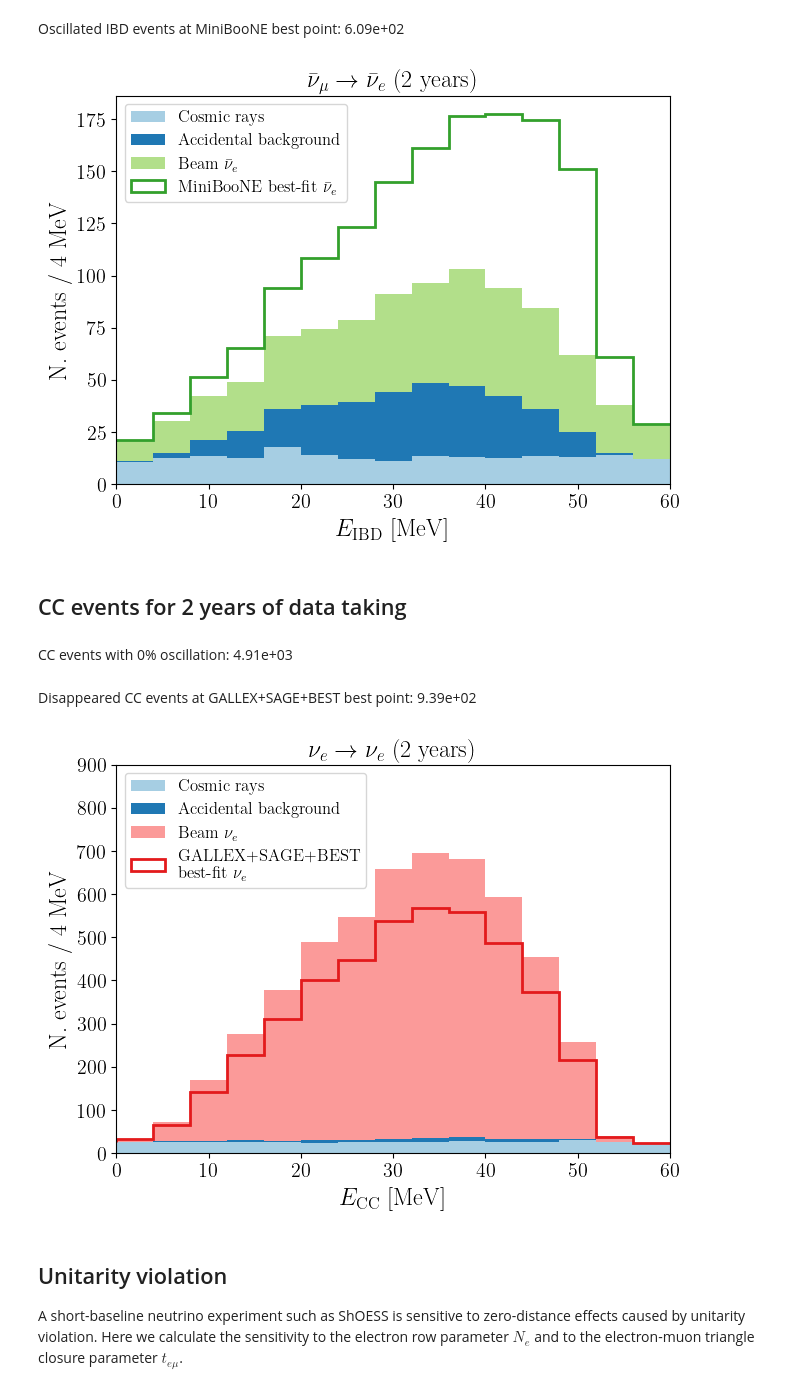
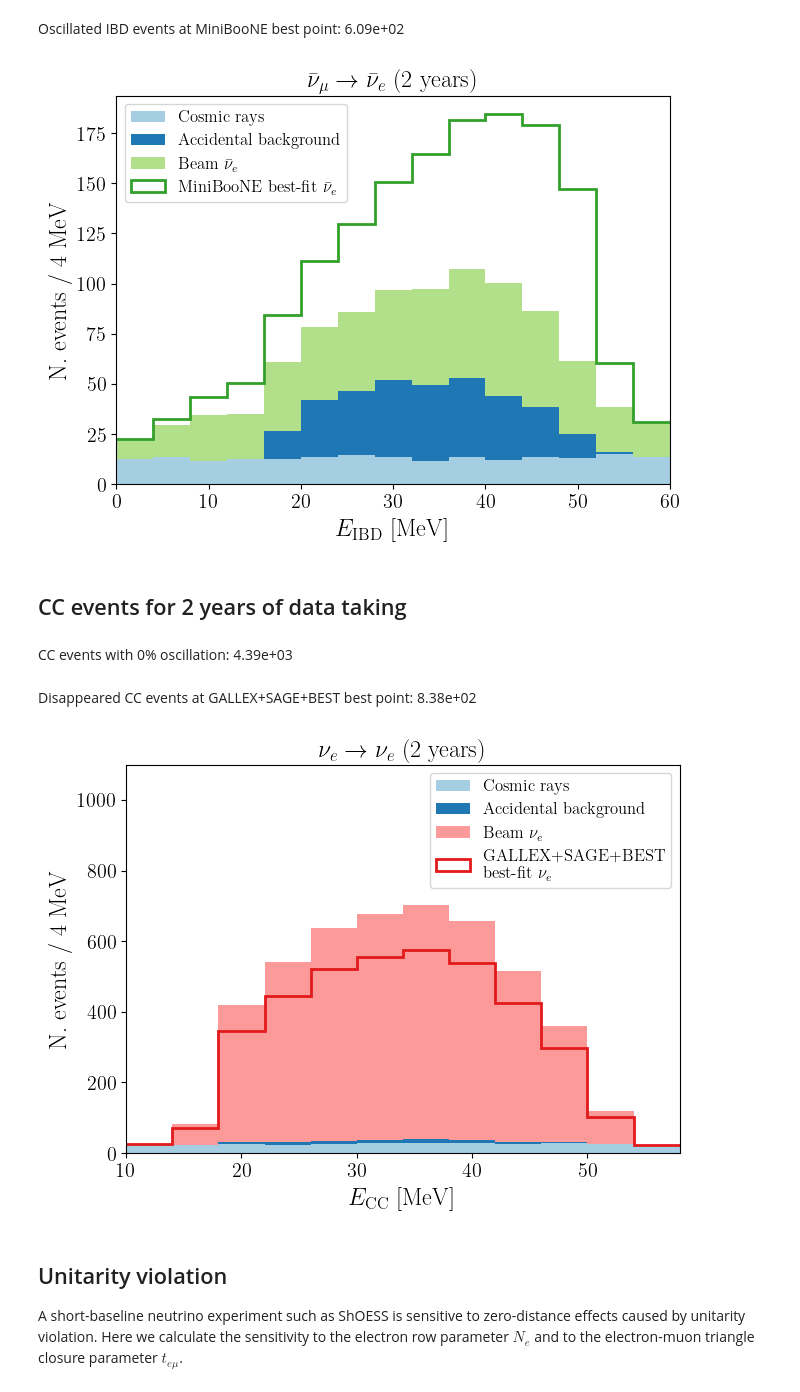
Before and after one commit to soleti/shoess, a Jupyter notebook: sensitivity_widget.ipynb, the cells around one changed output. Drawn from its saved outputs; the diff is of its cells as text; code cells hidden in the pictures.

```diff
--- a/sensitivity_widget.ipynb
+++ b/sensitivity_widget.ipynb
@@ -145,13 +145,13 @@ paired_colors = plt.get_cmap("Paired").colors
 
 fig, ax = plt.subplots(1, 1, constrained_layout=True)
 n_bins = 15
-energy_range = (0, 60)
+energy_range = (0,60)
 bin_size = (energy_range[1] - energy_range[0]) / n_bins
 
 n_events = 10000
 nue_events = nue_dar(a=0, b=60).rvs(size=n_events)
-smeared_nues = np.random.normal(nue_events, 0.15 / np.sqrt(nue_events) * nue_events)
-
+smeared_nues = np.random.normal(nue_events[nue_events>17.3], 0.15 / np.sqrt(nue_events[nue_events>17.3]) * nue_events[nue_events>17.3])
+n_events_nues = len(smeared_nues)
 antinumu_events = antinumu_dar(a=0, b=60).rvs(size=n_events)
 smeared_anti_numus = np.random.normal(
     antinumu_events, 0.15 / np.sqrt(antinumu_events) * antinumu_events
@@ -204,13 +204,13 @@ n_acc_ibd, _, _ = ax.hist(
     range=energy_range,
     lw=2,
     color=paired_colors[1],
-    weights=(np.full(n_events, ACC_IBD_BKG * YEARS / n_events)),
+    weights=(np.full(n_events_nues, ACC_IBD_BKG * YEARS / n_events_nues)),
     bottom=n_cosmics_ibd,
     label=r"Accidental background",
 )
 
 N_ANTINUE = FLUX_NORM * (H_ATOMS * IBD_H_XSEC_NUE_BAR + C_ATOMS * IBD_C_XSEC_NUE_BAR) * ESS_NU_E_BAR_COMPONENT
-n_antinue, _, _ = ax.hist(
+n_antinue, bins, _ = ax.hist(
     smeared_antinue,
     bins=n_bins,
     range=energy_range,
@@ -220,7 +220,6 @@ n_antinue, _, _ = ax.hist(
     bottom=n_cosmics_ibd + n_acc_ibd,
     label=r"Beam $\bar{\nu}_e$",
 )
-
 
 n_signal_ibd, _, _ = ax.hist(
     smeared_anti_numus,
@@ -240,16 +239,17 @@ ax.set_xlabel(r"$E_{\mathrm{IBD}}$ [MeV]", fontsize="xx-large")
 ax.set_ylabel("N. events / 4 MeV", fontsize="xx-large")
 ax.legend(fontsize="large")
 ax.set_title(r"$\bar{\nu}_{\mu}\rightarrow\bar{\nu}_e$ (%i year%s)" % (YEARS, "s" if YEARS > 1 else ""), fontsize="xx-large")
-fig.savefig("nue_app_spectrum.pdf")
+fig.savefig("nue_app_spectrum.pdf", transparent=True)
 # %% [output]
-[figure, old version]
+[figure, new version]
 # %%
 TIME_CUT_EFFICIENCY = 0.3 # 2 beam spills cut
-
+ENERGY_CUT_EFFICIENCY = len(smeared_nues)/n_events
 cc_events = (
     FLUX_NORM
     * YEARS
     * TIME_CUT_EFFICIENCY
+    * ENERGY_CUT_EFFICIENCY
     * C_ATOMS * CC_C_XSEC
 )
 
@@ -275,10 +275,12 @@ display_markdown(
 )
 # %% [output]
 ## CC events for 2 years of data taking
-CC events with 0% oscillation: 4.91e+03
+CC events with 0% oscillation: 4.39e+03
-Disappeared CC events at GALLEX+SAGE+BEST best point: 9.39e+02
+Disappeared CC events at GALLEX+SAGE+BEST best point: 8.38e+02
 # %%
 fig, ax = plt.subplots(1, 1, constrained_layout=True)
+energy_range = (10,58)
+n_bins = 12
 n_nues, bins_nues = np.histogram(
     smeared_nues, bins=n_bins, range=energy_range, density=True
 )
@@ -300,44 +302,44 @@ n_acc_cc, _, _ = ax.hist(
     range=energy_range,
     lw=2,
     color=paired_colors[1],
-    weights=(np.full(n_events, ACC_CC_BKG * YEARS / n_events)),
+    weights=(np.full(n_events_nues, ACC_CC_BKG * YEARS / n_events_nues)),
     bottom=n_cosmics_cc,
     label=r"Accidental background",
 )
 
 n_nue, _, _ = ax.hist(
     smeared_nues,
     bins=n_bins,
     range=energy_range,
     lw=2,
     color=paired_colors[4],
-    weights=(np.full(n_events, cc_events / n_events)),
+    weights=(np.full(n_events_nues, cc_events / n_events_nues)),
     bottom=n_cosmics_cc + n_acc_cc,
     label=r"Beam $\nu_e$",
 )
 
 n_signal_cc, _, _ = ax.hist(
     smeared_nues,
     bins=n_bins,
     range=energy_range,
     lw=2,
     color=paired_colors[5],
-    weights=(np.full(n_events, (cc_events - cc_events_gallex_oscillated) / n_events)),
+    weights=(np.full(n_events_nues, (cc_events - cc_events_gallex_oscillated) / n_events_nues)),
     histtype="step",
     bottom=n_cosmics_cc + n_acc_cc,
     label="GALLEX+SAGE+BEST\nbest-fit " + r"$\nu_e$",
 )
 
 ax.set_xlim(*energy_range)
 ax.tick_params(axis="both", which="major", labelsize="x-large")
 ax.set_xlabel(r"$E_{\mathrm{CC}}$ [MeV]", fontsize="xx-large")
 ax.set_ylabel("N. events / 4 MeV", fontsize="xx-large")
 ax.legend(fontsize="large")
-ax.set_ylim(0, 900)
+ax.set_ylim(0, 1100)
 ax.set_title(r"$\nu_e\rightarrow\nu_e$ (2 years)", fontsize="xx-large")
 fig.savefig("nue_disapp_spectrum.pdf")
 # %% [output]
-[figure, old version]
+[figure, new version]
 # %% [markdown]
 ## Unitarity violation
 
```
Also changed, not shown: parts of 11 cells of this notebook.
